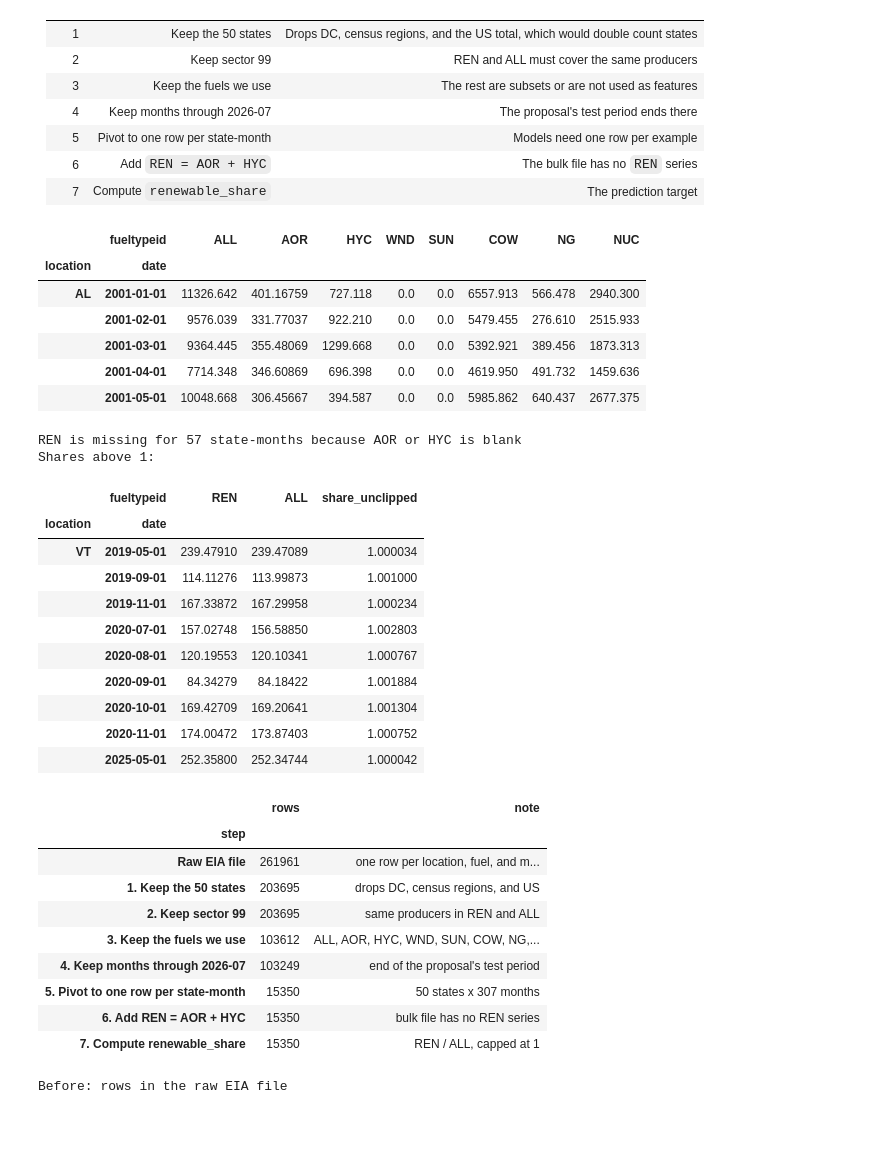
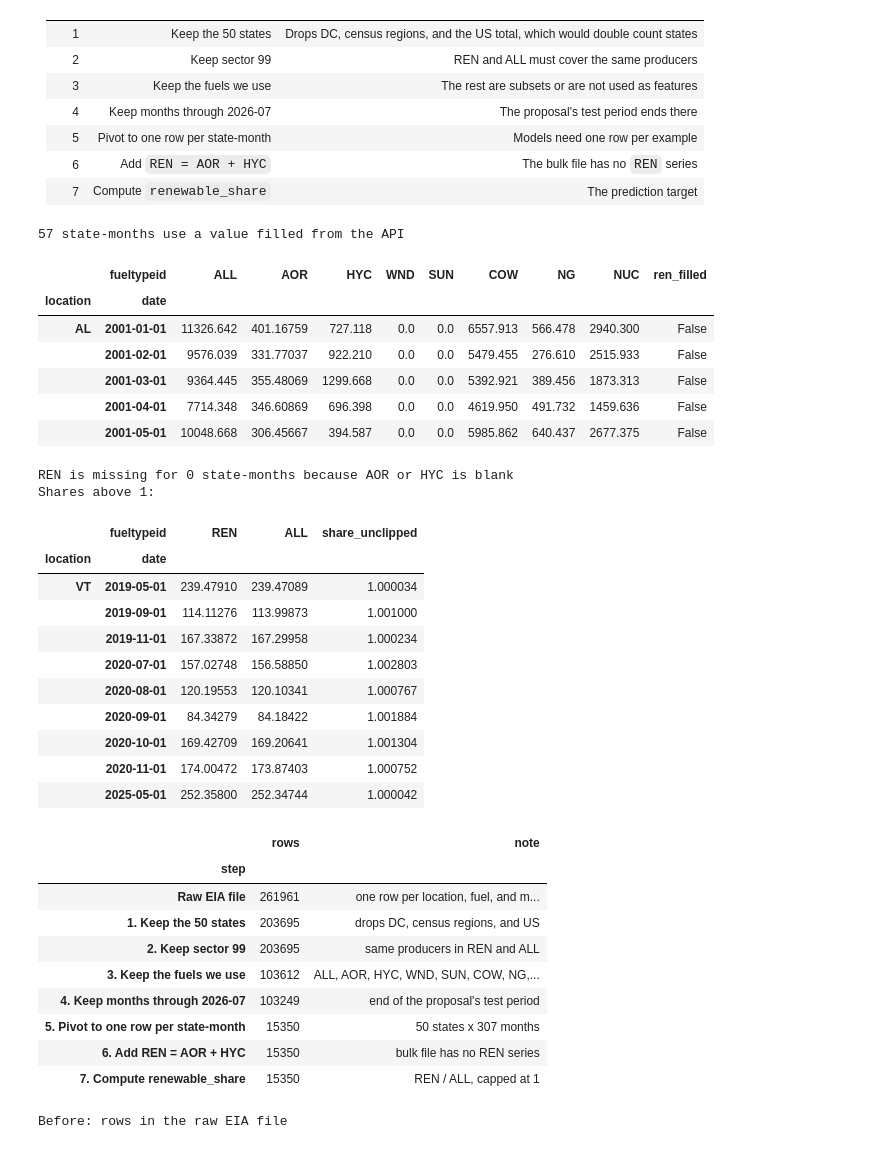
Before and after one commit to legacysti/ics635-final-project, a Jupyter notebook: ICS635_Final_Project.ipynb, the cells around one changed output. Saved outputs shown, nothing was run; the diff lists cells and outputs as text; code cells hidden in the pictures.

Commit message:
Use combined data file: 62 REN gaps filled from API, flag ren_filled

```diff
--- a/ICS635_Final_Project.ipynb
+++ b/ICS635_Final_Project.ipynb
@@ -65,7 +80,7 @@ from xgboost import XGBRegressor
 
 # --- Paths ---
 DATA_DIR = Path("data")
-RAW_PATH = DATA_DIR / "eia_generation_monthly_raw.csv"    # built from EIA's bulk file, sector 99
+RAW_PATH = DATA_DIR / "eia_generation_monthly_combined.csv"  # bulk file + 62 values filled by fill_ren_gaps.py
 PANEL_PATH = DATA_DIR / "state_month_panel.csv"           # written by this notebook
 
 # --- Reproducibility ---
@@ -213,40 +248,46 @@ rows = raw[raw["location"].isin(STATES)]
 steps.append(("1. Keep the 50 states", len(rows), "drops DC, census regions, and US"))
 
 rows = rows[rows["sectorid"] == "99"]
 steps.append(("2. Keep sector 99", len(rows), "same producers in REN and ALL"))
 
 rows = rows[rows["fueltypeid"].isin(FUELS)]
 steps.append(("3. Keep the fuels we use", len(rows), ", ".join(FUELS)))
 
 rows = rows.assign(date=pd.to_datetime(rows["period"], format="%Y-%m"))
 rows = rows[rows["date"] <= LAST_MONTH]
 steps.append(("4. Keep months through 2026-07", len(rows), "end of the proposal's test period"))
 
 # --- Step 5: pivot to one row per state-month ---
 all_months = pd.date_range("2001-01-01", LAST_MONTH, freq="MS")
 full_index = pd.MultiIndex.from_product([STATES, all_months], names=["location", "date"])
 keys = dict(index=["location", "date"], columns="fueltypeid")
 
 # No row = no series yet, so generation is 0. Blank value = not published, so it stays missing.
 wide = rows.pivot(values="generation", **keys).reindex(index=full_index, columns=FUELS)
 is_blank = (rows.assign(blank=rows["generation"].isna())
             .pivot(values="blank", **keys)
             .reindex(index=full_index, columns=FUELS)
             .eq(True))
 wide = wide.fillna(0).mask(is_blank)
+
+# Mark state-months that use a value filled from the API, so results can be checked without them
+filled = rows.loc[rows["source"] == "derived_from_api_ren", ["location", "date"]].drop_duplicates()
+wide["ren_filled"] = wide.index.isin(pd.MultiIndex.from_frame(filled))
+print(f"{wide['ren_filled'].sum()} state-months use a value filled from the API")
 steps.append(("5. Pivot to one row per state-month", len(wide), "50 states x 307 months"))
 
 assert len(wide) == 50 * 307
 assert wide["ALL"].notna().all() and (wide["ALL"] > 0).all()
 wide.head()
 # %% [output]
+57 state-months use a value filled from the API
-|  | fueltypeid | ALL | AOR | HYC | WND | SUN | COW | NG | NUC |
-| location | date |  |  |  |  |  |  |  |  |
-| AL | 2001-01-01 | 11326.642 | 401.16759 | 727.118 | 0.0 | 0.0 | 6557.913 | 566.478 | 2940.300 |
-|  | 2001-02-01 | 9576.039 | 331.77037 | 922.210 | 0.0 | 0.0 | 5479.455 | 276.610 | 2515.933 |
-|  | 2001-03-01 | 9364.445 | 355.48069 | 1299.668 | 0.0 | 0.0 | 5392.921 | 389.456 | 1873.313 |
-|  | 2001-04-01 | 7714.348 | 346.60869 | 696.398 | 0.0 | 0.0 | 4619.950 | 491.732 | 1459.636 |
-|  | 2001-05-01 | 10048.668 | 306.45667 | 394.587 | 0.0 | 0.0 | 5985.862 | 640.437 | 2677.375 |
+|  | fueltypeid | ALL | AOR | HYC | WND | SUN | COW | NG | NUC | ren_filled |
+| location | date |  |  |  |  |  |  |  |  |  |
+| AL | 2001-01-01 | 11326.642 | 401.16759 | 727.118 | 0.0 | 0.0 | 6557.913 | 566.478 | 2940.300 | False |
+|  | 2001-02-01 | 9576.039 | 331.77037 | 922.210 | 0.0 | 0.0 | 5479.455 | 276.610 | 2515.933 | False |
+|  | 2001-03-01 | 9364.445 | 355.48069 | 1299.668 | 0.0 | 0.0 | 5392.921 | 389.456 | 1873.313 | False |
+|  | 2001-04-01 | 7714.348 | 346.60869 | 696.398 | 0.0 | 0.0 | 4619.950 | 491.732 | 1459.636 | False |
+|  | 2001-05-01 | 10048.668 | 306.45667 | 394.587 | 0.0 | 0.0 | 5985.862 | 640.437 | 2677.375 | False |
 # %%
 # --- Step 6: add REN = AOR + HYC (the bulk file has no REN series) ---
 panel = wide.copy()
@@ -274,7 +315,7 @@ panel = panel.reset_index()
 # --- Every step in one table ---
 pd.DataFrame(steps, columns=["step", "rows", "note"]).set_index("step")
 # %% [output]
-REN is missing for 57 state-months because AOR or HYC is blank
+REN is missing for 0 state-months because AOR or HYC is blank
 Shares above 1:
 |  | fueltypeid | REN | ALL | share_unclipped |
 | location | date |  |  |  |
```
Also changed, not shown: parts of 7 cells of this notebook.
